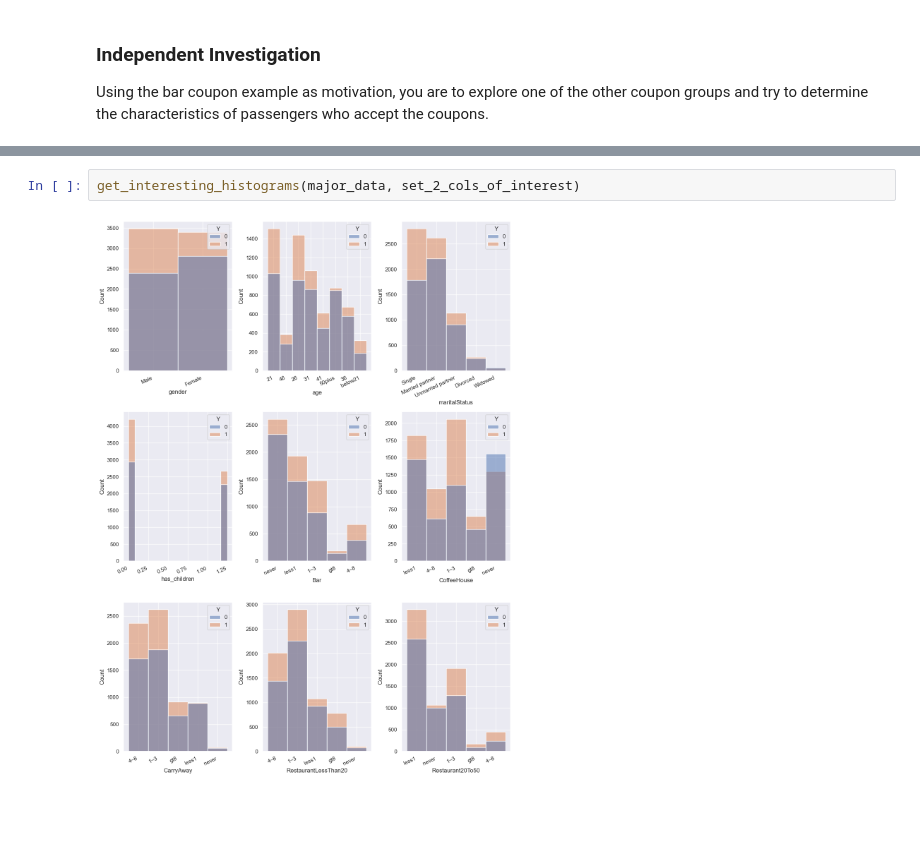
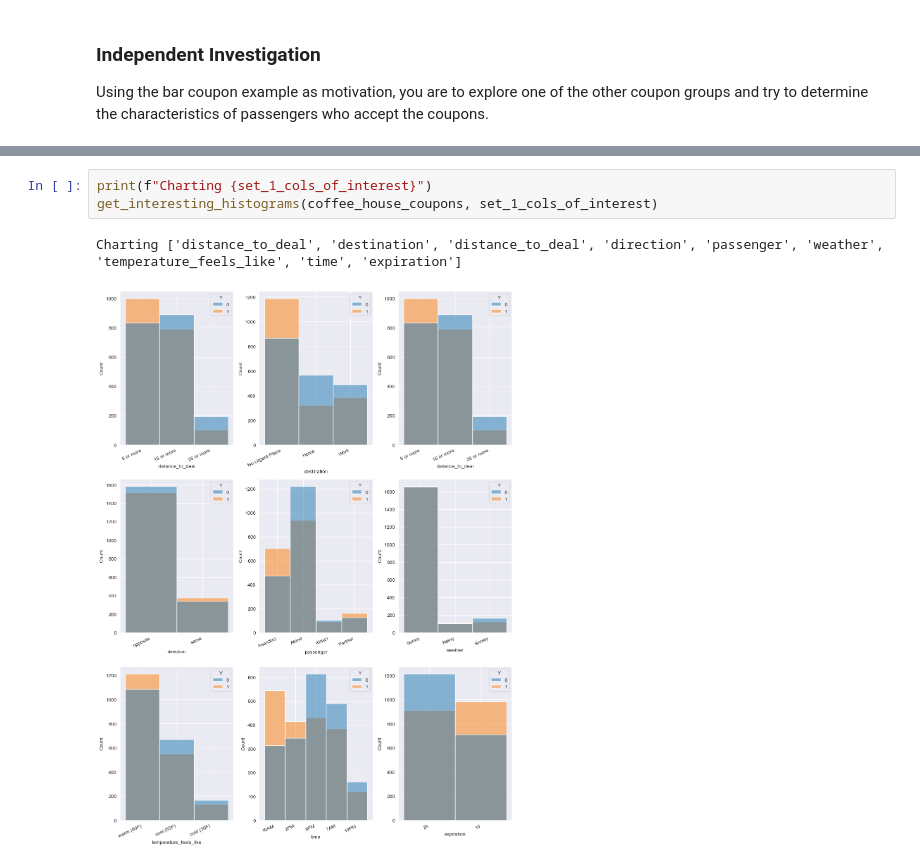
Before and after one commit to selvamani-ramasamy/berkeley-ml-ai, a Jupyter notebook: assignment_5_1_start/prompt.ipynb, the cells around one changed output, grey strips where cells are left out. Drawn from its saved outputs; the diff is of its cells as text; blank space fills up the shorter version.

```diff
--- a/assignment_5_1_start/prompt.ipynb
+++ b/assignment_5_1_start/prompt.ipynb
@@ -366,4 +422,6 @@ get_interesting_histograms(major_data, set_1_cols_of_interest)
-# %%
-get_interesting_histograms(major_data, set_2_cols_of_interest)
-# %% [output]
-[figure, removed]
+# %%
+print(f"Charting {set_1_cols_of_interest}")
+get_interesting_histograms(coffee_house_coupons, set_1_cols_of_interest)
+# %% [output]
+Charting ['distance_to_deal', 'destination', 'distance_to_deal', 'direction', 'passenger', 'weather', 'temperature_feels_like', 'time', 'expiration']
+[figure, added]
```
Also changed, not shown: parts of 23 cells of this notebook.
